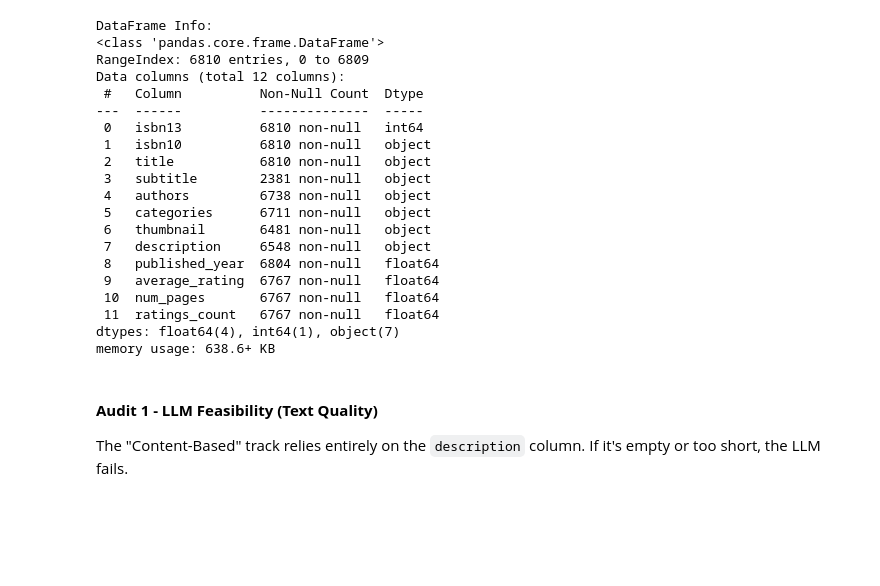
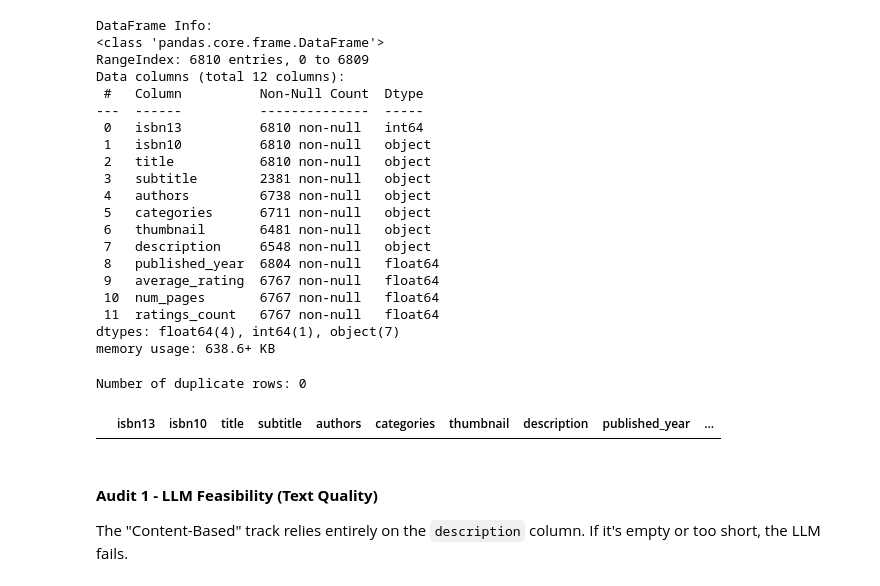
Before and after one commit to SebastianGarrido2790/hybrid-book-recommender, a Jupyter notebook: notebooks/01_eda_and_feasibility.ipynb, the cells around one changed output. Saved outputs shown, nothing was run; the diff lists cells and outputs as text; code cells hidden in the pictures; blank space fills up the shorter version.

```diff
--- a/notebooks/01_eda_and_feasibility.ipynb
+++ b/notebooks/01_eda_and_feasibility.ipynb
@@ -71,6 +67,13 @@ Data columns (total 12 columns):
  11  ratings_count   6767 non-null   float64
 dtypes: float64(4), int64(1), object(7)
 memory usage: 638.6+ KB
+# %%
+# Duplicated values
+print(f"Number of duplicate rows: {df.duplicated().sum()}")
+df[df.duplicated()]
+# %% [output]
+Number of duplicate rows: 0
+|  | isbn13 | isbn10 | title | subtitle | authors | categories | thumbnail | description | published_year | ... |
 # %% [markdown]
 #### **Audit 1 - LLM Feasibility (Text Quality)**
 The "Content-Based" track relies entirely on the `description` column. If it's empty or too short, the LLM fails.
```
Also changed, not shown: parts of 23 cells of this notebook.
